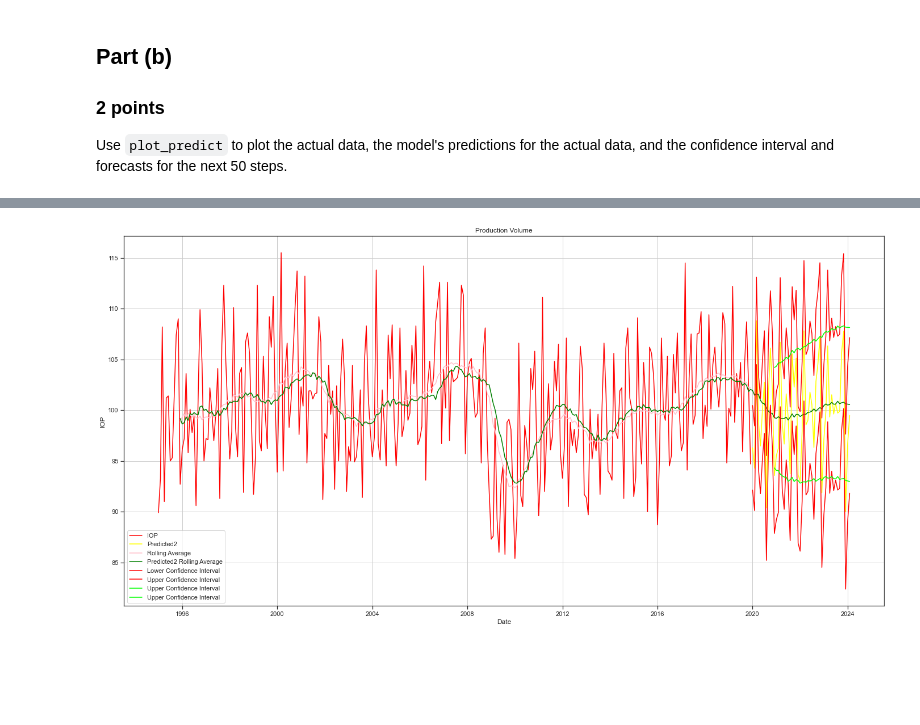
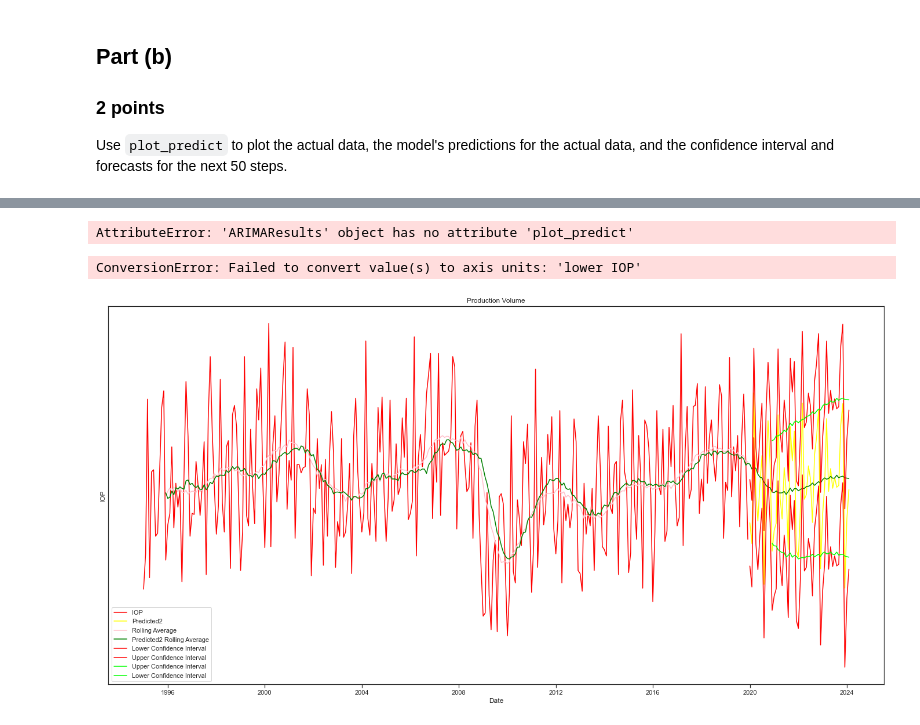
Before and after one commit to DuncanFerguson/GITHUB_REPOSITORY, a Jupyter notebook: DU_MSDS/Data Science Tools 1/Assignment_5/Duncan_Ferguson_Assignment_5.ipynb, the cells around one changed output, grey strips where cells are left out. Saved outputs shown, nothing was run; the diff lists cells and outputs as text; code cells hidden in the pictures; blank space fills up the shorter version.

```diff
--- a/DU_MSDS/Data Science Tools 1/Assignment_5/Duncan_Ferguson_Assignment_5.ipynb
+++ b/DU_MSDS/Data Science Tools 1/Assignment_5/Duncan_Ferguson_Assignment_5.ipynb
@@ -572,17 +550,26 @@ yhat_conf_int
+# %%
+model3 = ARIMA(ProductionVolume['IOP'], order=(36,0,36))
+res = model3.fit()
+res.plot_predict(start=1, end=len(ProductionVolume['IOP'])+50)
+plt.show()
+# %% [output]
+AttributeError: 'ARIMAResults' object has no attribute 'plot_predict'
 # %%
 plt.figure(figsize=(24,12))
 sns.set(style='ticks')
 sns.lineplot(x='Date', y='IOP', data=predict_it, label='IOP', color='red')
 #sns.lineplot(x='Date', y='Predicted', data=predict_it, label='Predicted')
 sns.lineplot(x='Date', y='Predicted2', data=predict_it[len(ProductionVolume['IOP']):], label='Predicted2', color='yellow')
 sns.lineplot(x='Date', y='Rolling Average', data=predict_it, label='Rolling Average', color='pink')
 sns.lineplot(x='Date', y='Predicted2 Rolling Average', data=predict_it, label='Predicted2 Rolling Average', color='green')
 sns.lineplot(x='Date', y='lower IOP', data=predict_it, label='Lower Confidence Interval', color='red')
 sns.lineplot(x='Date', y='upper IOP', data=predict_it, label='Upper Confidence Interval', color='red')
 sns.lineplot(x='Date', y='upper_conf', data=predict_it, label='Upper Confidence Interval', color='lime')
-sns.lineplot(x='Date', y='lower_conf', data=predict_it, label='Upper Confidence Interval', color='lime')
+sns.lineplot(x='Date', y='lower_conf', data=predict_it, label='Lower Confidence Interval', color='lime')
 plt.title("Production Volume")
+plt.fill_betweenx(y='Date', x1='lower IOP', data=ProductionVolume)
 plt.grid()
 plt.show()
 # %% [output]
+ConversionError: Failed to convert value(s) to axis units: 'lower IOP'
-[figure, old version]
+[figure, new version]
```
Also changed, not shown: parts of 1 cell of this notebook.
